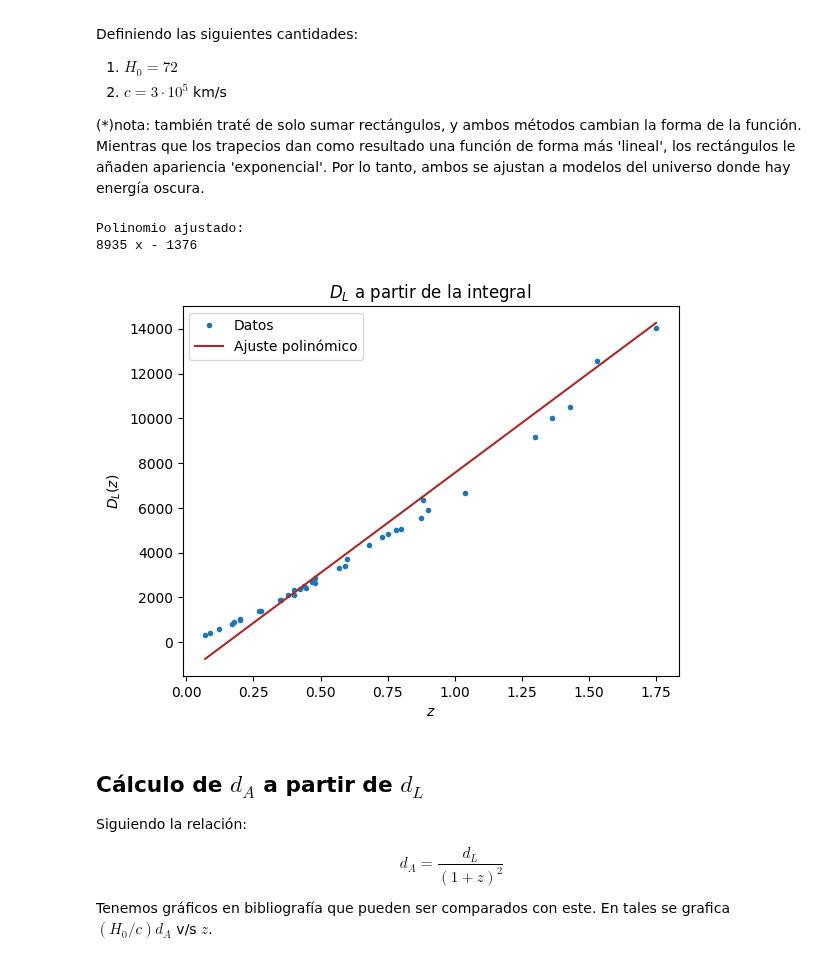
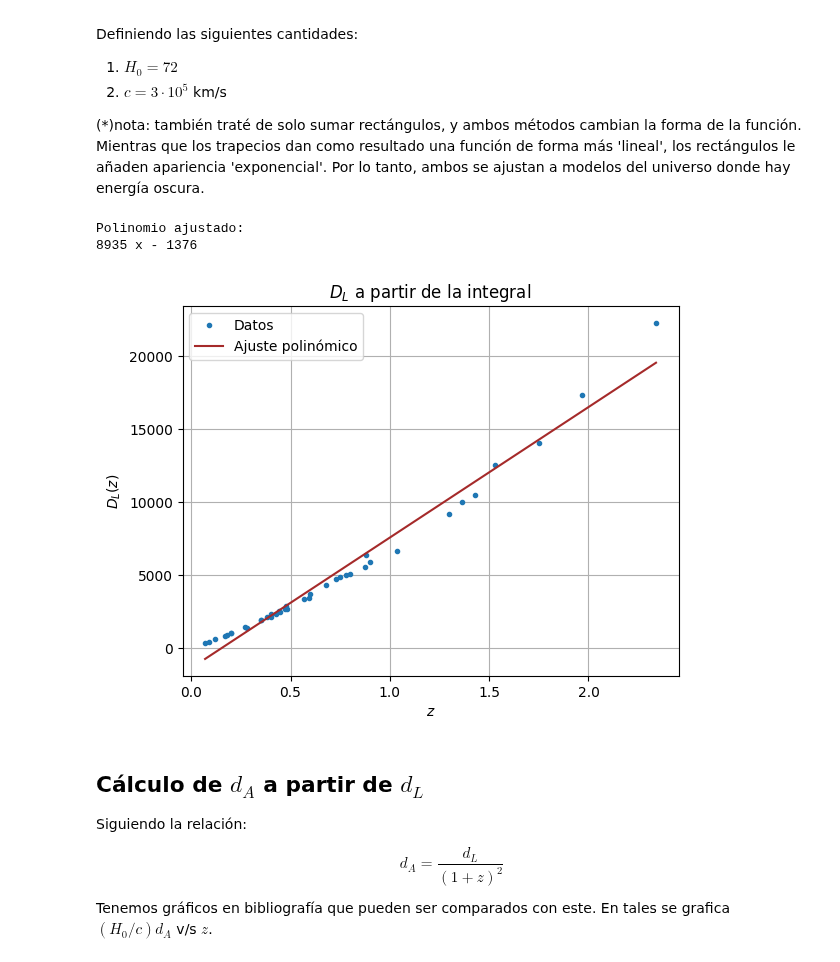
Before and after one commit to XimePS/Practica-DFI, a Jupyter notebook: código práctica dfi.ipynb, the cells around one changed output. Cells and saved outputs as stored; diff of their text form; code cells hidden in the pictures.

```diff
--- a/código práctica dfi.ipynb
+++ b/código práctica dfi.ipynb
@@ -155,36 +156,36 @@ for i in range(len(H)):
 
 
 D_LH = np.zeros(len(H))
 
 for i in range(len(H)):
     D_LH[i] = c*((1+z[i])/H_0)*integral[i]
 
 # Ajuste Lineal
 
 coeficientes_ = np.polyfit(z, D_LH, 1)
 
-z = z[0:-2]
-D_LH = D_LH[0:-2]
+
 
 polinomio_ = np.poly1d(coeficientes_)
 
 print("Polinomio ajustado:", polinomio_)
 
 # Genera puntos para la curva ajustada
 z_ajuste_ = np.linspace(min(z), max(z), 100)
 D_LH_ajuste = polinomio_(z_ajuste_)
 
 plt.plot(z, D_LH, '.', label = "Datos")
 plt.plot(z_ajuste_, D_LH_ajuste, label='Ajuste polinómico', color='brown')
 plt.xlabel('$z$')
 plt.ylabel('$D_L(z)$')
 plt.title('$D_L$ a partir de la integral')
 plt.legend()
+plt.grid(True)
 plt.show()
 # %% [output]
 Polinomio ajustado:
 8935 x - 1376
-[figure, old version]
+[figure, new version]
 # %% [markdown]
 ## Cálculo de $d_A$ a partir de $d_L$
 
```
Also changed, not shown: parts of 16 cells of this notebook, 2 other files.
